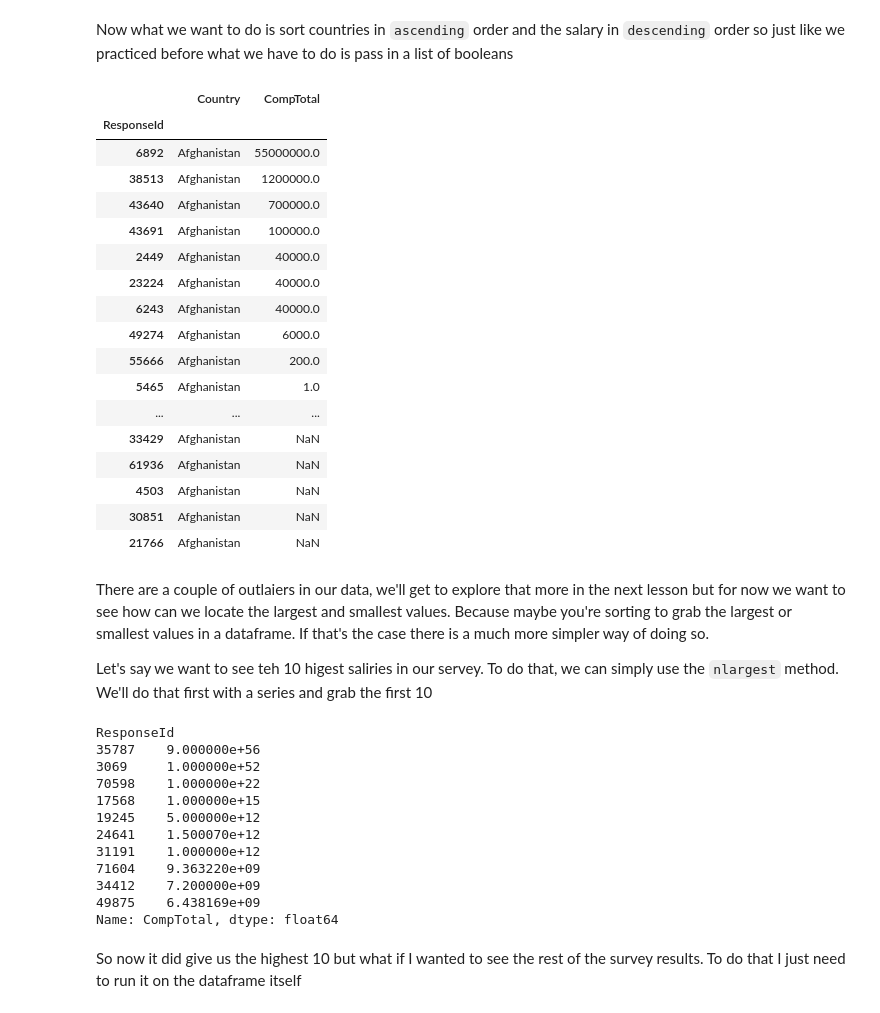
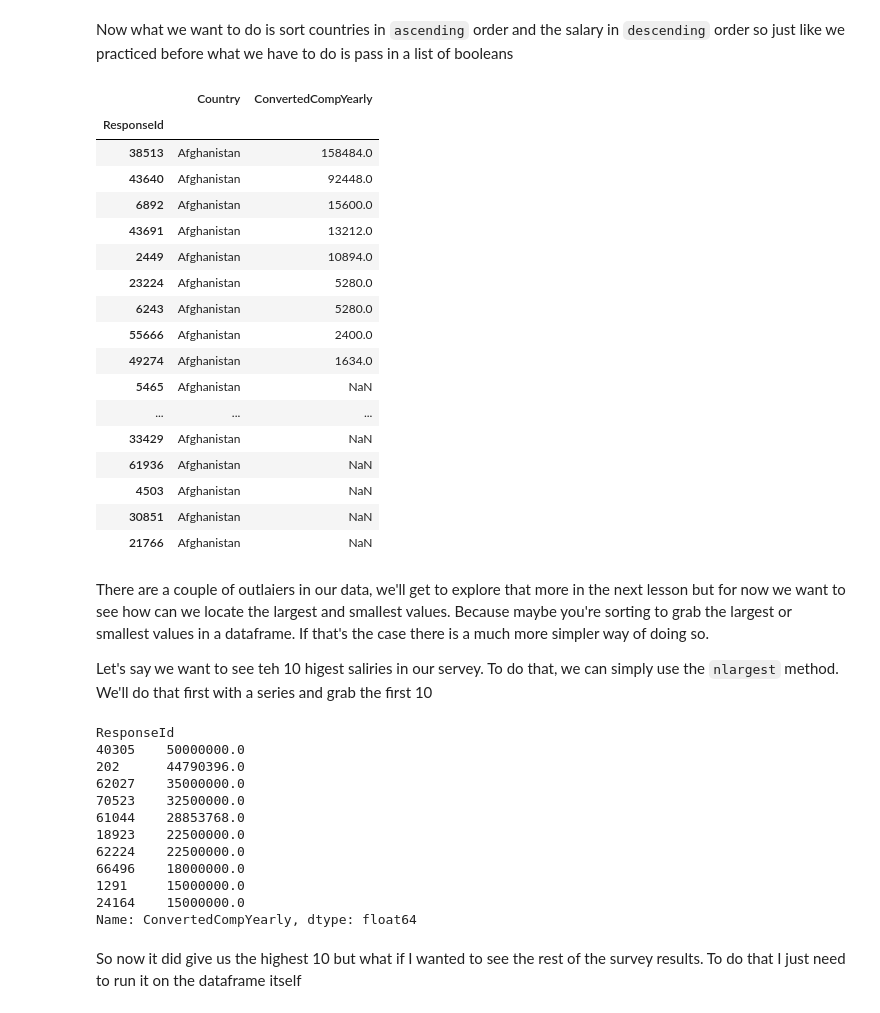
Before and after one commit to athoug/data-science-journey, a Jupyter notebook: pandas/Sorting Data.ipynb, the cells around one changed output. Cells and saved outputs as stored; diff of their text form; code cells hidden in the pictures.

```diff
--- a/pandas/Sorting Data.ipynb
+++ b/pandas/Sorting Data.ipynb
@@ -194,22 +197,22 @@ df[['Country', 'CompTotal']].head(50)
 # %% [markdown]
 Now what we want to do is sort countries in `ascending` order and the salary in `descending` order so just like we practiced before what we have to do is pass in a list of booleans
 # %%
-df.sort_values(['Country', 'CompTotal'], ascending=[True, False], inplace=True)
+df.sort_values(['Country', 'ConvertedCompYearly'], ascending=[True, False], inplace=True)
 # %%
-df[['Country', 'CompTotal']].head(50)
+df[['Country', 'ConvertedCompYearly']].head(50)
 # %% [output]
-|  | Country | CompTotal |
+|  | Country | ConvertedCompYearly |
 | ResponseId |  |  |
-| 6892 | Afghanistan | 55000000.0 |
-| 38513 | Afghanistan | 1200000.0 |
-| 43640 | Afghanistan | 700000.0 |
-| 43691 | Afghanistan | 100000.0 |
-| 2449 | Afghanistan | 40000.0 |
-| 23224 | Afghanistan | 40000.0 |
-| 6243 | Afghanistan | 40000.0 |
-| 49274 | Afghanistan | 6000.0 |
-| 55666 | Afghanistan | 200.0 |
-| 5465 | Afghanistan | 1.0 |
+| 38513 | Afghanistan | 158484.0 |
+| 43640 | Afghanistan | 92448.0 |
+| 6892 | Afghanistan | 15600.0 |
+| 43691 | Afghanistan | 13212.0 |
+| 2449 | Afghanistan | 10894.0 |
+| 23224 | Afghanistan | 5280.0 |
+| 6243 | Afghanistan | 5280.0 |
+| 55666 | Afghanistan | 2400.0 |
+| 49274 | Afghanistan | 1634.0 |
+| 5465 | Afghanistan | NaN |
 | ... | ... | ... |
 | 33429 | Afghanistan | NaN |
 | 61936 | Afghanistan | NaN |
@@ -221,20 +224,20 @@ There are a couple of outlaiers in our data, we'll get to explore that more in t
 
 Let's say we want to see teh 10 higest saliries in our servey. To do that, we can simply use the `nlargest` method. We'll do that first with a series and grab the first 10
 # %%
-df['CompTotal'].nlargest(10)
+df['ConvertedCompYearly'].nlargest(10)
 # %% [output]
 ResponseId
-35787    9.000000e+56
-3069     1.000000e+52
-70598    1.000000e+22
-17568    1.000000e+15
-19245    5.000000e+12
-24641    1.500070e+12
-31191    1.000000e+12
-71604    9.363220e+09
-34412    7.200000e+09
-49875    6.438169e+09
-Name: CompTotal, dtype: float64
+40305    50000000.0
+202      44790396.0
+62027    35000000.0
+70523    32500000.0
+61044    28853768.0
+18923    22500000.0
+62224    22500000.0
+66496    18000000.0
+1291     15000000.0
+24164    15000000.0
+Name: ConvertedCompYearly, dtype: float64
 # %% [markdown]
 So now it did give us the highest 10 but what if I wanted to see the rest of the survey results. To do that I just need to run it on the dataframe itself
 # %%
```
Also changed, not shown: parts of 5 cells of this notebook, 1 other file.
